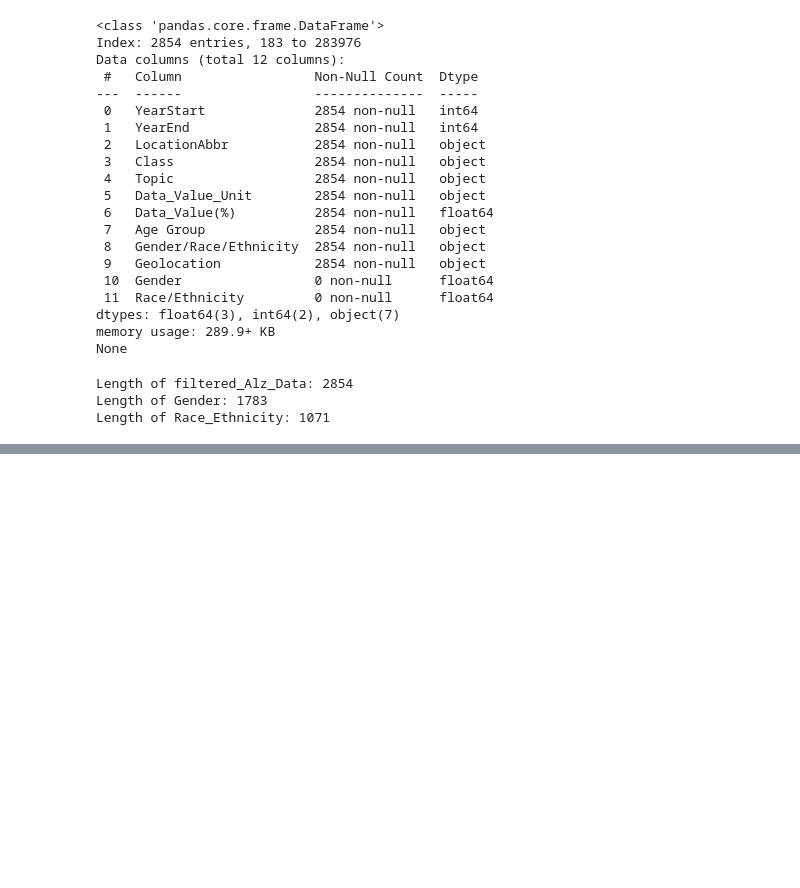
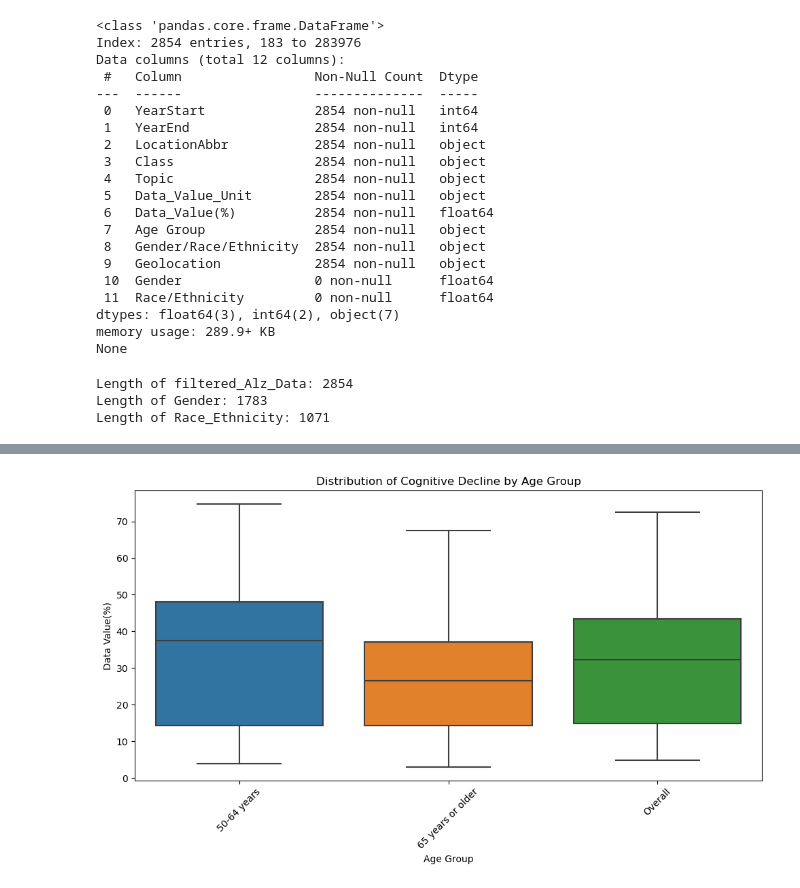
Before and after one commit to ellen-grant/Project-3, a Jupyter notebook: Project-3/starter code/Alzheimer_HealthyAgingData.ipynb, the cells around one changed output, grey strips where cells are left out. Saved outputs shown, nothing was run; the diff lists cells and outputs as text; code cells hidden in the pictures; blank space fills up the shorter version.

Commit message:
drop remaining nan, add visualizations

```diff
--- a/Project-3/starter code/Alzheimer_HealthyAgingData.ipynb
+++ b/Project-3/starter code/Alzheimer_HealthyAgingData.ipynb
@@ -274,3 +276,18 @@ data.head()
 | 186 | 2019 | 2022 | WA | Cognitive Decline | Subjective cognitive decline or m... | % | 9.3 | 65 years or older | ... |
 | 192 | 2019 | 2022 | WA | Cognitive Decline | Need assistance with day-to-day a... | % | 22.1 | Overall | ... |
 | 195 | 2019 | 2022 | GA | Cognitive Decline | Talked with health care professio... | % | 36.5 | 65 years or older | ... |
+# %%
+# Remove the 'POINT (' and ')' from the 'Geolocation' column
+data['Geolocation'] = data['Geolocation'].str.replace('POINT \(|\)', '', regex=True)
+
+# Split the 'Geolocation' column into two new columns: 'longitude' and 'latitude'
+data[['Longitude', 'Latitude']] = data['Geolocation'].str.split(' ', expand=True)
+
+# Convert latitude and longitude to numeric
+data['Longitude'] = pd.to_numeric(data['Longitude'], errors='coerce')
+data['Latitude'] = pd.to_numeric(data['Latitude'], errors='coerce')
+
+
+
+# Display the updated dataframe with the new columns
+data.head()
@@ -277,2 +301,12 @@ data.head()
 # %%
 data.to_csv('cleaned_data.csv', index=False)
+# %%
+# Distribution of Cognitive Decline by Age Group
+plt.figure(figsize=(10, 6))
+sns.boxplot(x='Age Group', y='Data Value(%)', data=data)
+plt.title('Distribution of Cognitive Decline by Age Group')
+plt.xticks(rotation=45)
+plt.tight_layout()
+plt.show()
+# %% [output]
+[figure, added]
```
Also changed, not shown: parts of 5 cells of this notebook.
